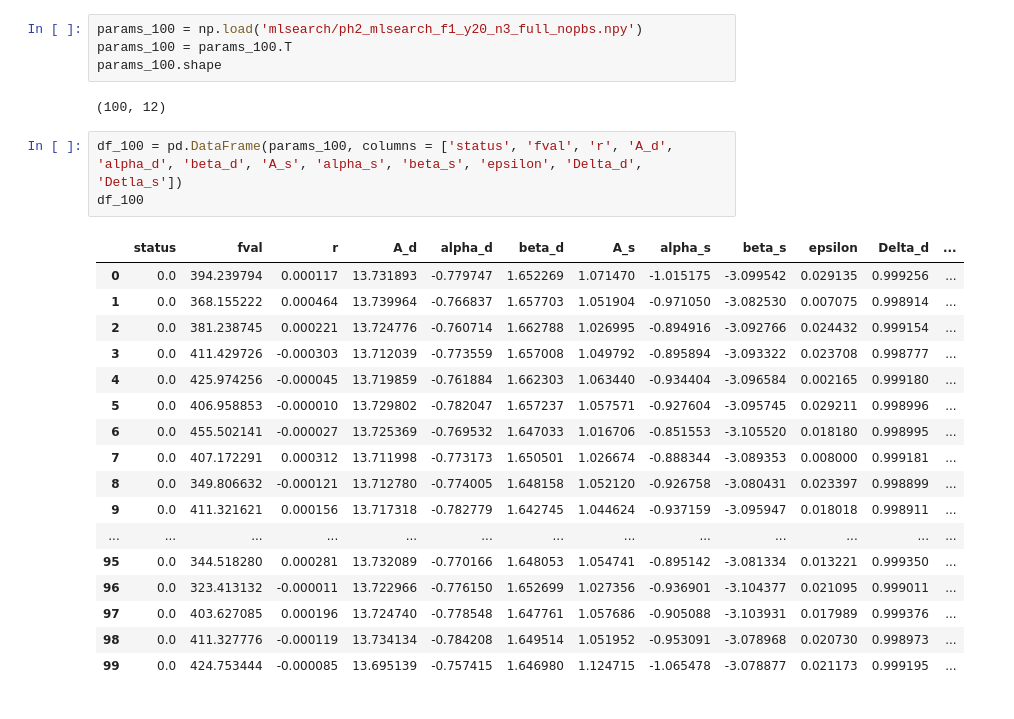
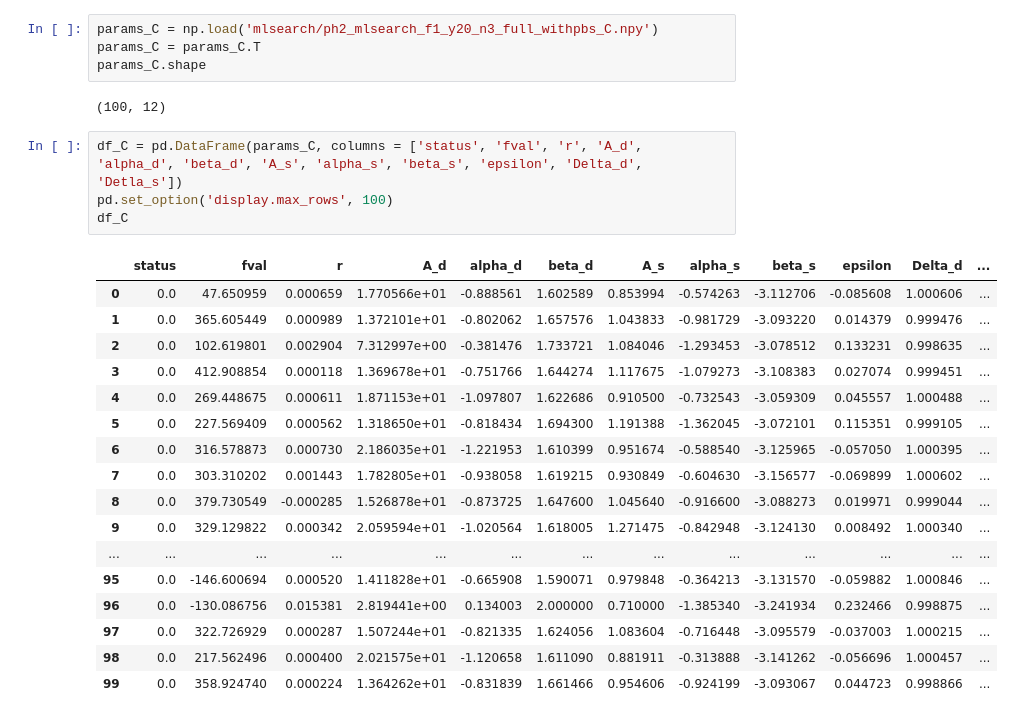
Before and after one commit to veronica-hoffman/s4bb, a Jupyter notebook: compare_params.ipynb, the cells around one changed output. Drawn from its saved outputs; the diff is of its cells as text.

```diff
--- a/compare_params.ipynb
+++ b/compare_params.ipynb
@@ -71,27 +92,28 @@ summary
 # %%
-params_100 = np.load('mlsearch/ph2_mlsearch_f1_y20_n3_full_nopbs.npy')
-params_100 = params_100.T
-params_100.shape
+params_C = np.load('mlsearch/ph2_mlsearch_f1_y20_n3_full_withpbs_C.npy')
+params_C = params_C.T
+params_C.shape
 # %% [output]
 (100, 12)
 # %%
-df_100 = pd.DataFrame(params_100, columns = ['status', 'fval', 'r', 'A_d', 'alpha_d', 'beta_d', 'A_s', 'alpha_s', 'beta_s', 'epsilon', 'Delta_d', 'Detla_s'])
-df_100
+df_C = pd.DataFrame(params_C, columns = ['status', 'fval', 'r', 'A_d', 'alpha_d', 'beta_d', 'A_s', 'alpha_s', 'beta_s', 'epsilon', 'Delta_d', 'Detla_s'])
+pd.set_option('display.max_rows', 100)
+df_C
 # %% [output]
 |  | status | fval | r | A_d | alpha_d | beta_d | A_s | alpha_s | beta_s | epsilon | Delta_d | ... |
-| 0 | 0.0 | 394.239794 | 0.000117 | 13.731893 | -0.779747 | 1.652269 | 1.071470 | -1.015175 | -3.099542 | 0.029135 | 0.999256 | ... |
-| 1 | 0.0 | 368.155222 | 0.000464 | 13.739964 | -0.766837 | 1.657703 | 1.051904 | -0.971050 | -3.082530 | 0.007075 | 0.998914 | ... |
-| 2 | 0.0 | 381.238745 | 0.000221 | 13.724776 | -0.760714 | 1.662788 | 1.026995 | -0.894916 | -3.092766 | 0.024432 | 0.999154 | ... |
-| 3 | 0.0 | 411.429726 | -0.000303 | 13.712039 | -0.773559 | 1.657008 | 1.049792 | -0.895894 | -3.093322 | 0.023708 | 0.998777 | ... |
-| 4 | 0.0 | 425.974256 | -0.000045 | 13.719859 | -0.761884 | 1.662303 | 1.063440 | -0.934404 | -3.096584 | 0.002165 | 0.999180 | ... |
-| 5 | 0.0 | 406.958853 | -0.000010 | 13.729802 | -0.782047 | 1.657237 | 1.057571 | -0.927604 | -3.095745 | 0.029211 | 0.998996 | ... |
-| 6 | 0.0 | 455.502141 | -0.000027 | 13.725369 | -0.769532 | 1.647033 | 1.016706 | -0.851553 | -3.105520 | 0.018180 | 0.998995 | ... |
-| 7 | 0.0 | 407.172291 | 0.000312 | 13.711998 | -0.773173 | 1.650501 | 1.026674 | -0.888344 | -3.089353 | 0.008000 | 0.999181 | ... |
-| 8 | 0.0 | 349.806632 | -0.000121 | 13.712780 | -0.774005 | 1.648158 | 1.052120 | -0.926758 | -3.080431 | 0.023397 | 0.998899 | ... |
-| 9 | 0.0 | 411.321621 | 0.000156 | 13.717318 | -0.782779 | 1.642745 | 1.044624 | -0.937159 | -3.095947 | 0.018018 | 0.998911 | ... |
+| 0 | 0.0 | 47.650959 | 0.000659 | 1.770566e+01 | -0.888561 | 1.602589 | 0.853994 | -0.574263 | -3.112706 | -0.085608 | 1.000606 | ... |
+| 1 | 0.0 | 365.605449 | 0.000989 | 1.372101e+01 | -0.802062 | 1.657576 | 1.043833 | -0.981729 | -3.093220 | 0.014379 | 0.999476 | ... |
+| 2 | 0.0 | 102.619801 | 0.002904 | 7.312997e+00 | -0.381476 | 1.733721 | 1.084046 | -1.293453 | -3.078512 | 0.133231 | 0.998635 | ... |
+| 3 | 0.0 | 412.908854 | 0.000118 | 1.369678e+01 | -0.751766 | 1.644274 | 1.117675 | -1.079273 | -3.108383 | 0.027074 | 0.999451 | ... |
+| 4 | 0.0 | 269.448675 | 0.000611 | 1.871153e+01 | -1.097807 | 1.622686 | 0.910500 | -0.732543 | -3.059309 | 0.045557 | 1.000488 | ... |
+| 5 | 0.0 | 227.569409 | 0.000562 | 1.318650e+01 | -0.818434 | 1.694300 | 1.191388 | -1.362045 | -3.072101 | 0.115351 | 0.999105 | ... |
+| 6 | 0.0 | 316.578873 | 0.000730 | 2.186035e+01 | -1.221953 | 1.610399 | 0.951674 | -0.588540 | -3.125965 | -0.057050 | 1.000395 | ... |
+| 7 | 0.0 | 303.310202 | 0.001443 | 1.782805e+01 | -0.938058 | 1.619215 | 0.930849 | -0.604630 | -3.156577 | -0.069899 | 1.000602 | ... |
+| 8 | 0.0 | 379.730549 | -0.000285 | 1.526878e+01 | -0.873725 | 1.647600 | 1.045640 | -0.916600 | -3.088273 | 0.019971 | 0.999044 | ... |
+| 9 | 0.0 | 329.129822 | 0.000342 | 2.059594e+01 | -1.020564 | 1.618005 | 1.271475 | -0.842948 | -3.124130 | 0.008492 | 1.000340 | ... |
 | ... | ... | ... | ... | ... | ... | ... | ... | ... | ... | ... | ... | ... |
-| 95 | 0.0 | 344.518280 | 0.000281 | 13.732089 | -0.770166 | 1.648053 | 1.054741 | -0.895142 | -3.081334 | 0.013221 | 0.999350 | ... |
-| 96 | 0.0 | 323.413132 | -0.000011 | 13.722966 | -0.776150 | 1.652699 | 1.027356 | -0.936901 | -3.104377 | 0.021095 | 0.999011 | ... |
-| 97 | 0.0 | 403.627085 | 0.000196 | 13.724740 | -0.778548 | 1.647761 | 1.057686 | -0.905088 | -3.103931 | 0.017989 | 0.999376 | ... |
-| 98 | 0.0 | 411.327776 | -0.000119 | 13.734134 | -0.784208 | 1.649514 | 1.051952 | -0.953091 | -3.078968 | 0.020730 | 0.998973 | ... |
-| 99 | 0.0 | 424.753444 | -0.000085 | 13.695139 | -0.757415 | 1.646980 | 1.124715 | -1.065478 | -3.078877 | 0.021173 | 0.999195 | ... |
+| 95 | 0.0 | -146.600694 | 0.000520 | 1.411828e+01 | -0.665908 | 1.590071 | 0.979848 | -0.364213 | -3.131570 | -0.059882 | 1.000846 | ... |
+| 96 | 0.0 | -130.086756 | 0.015381 | 2.819441e+00 | 0.134003 | 2.000000 | 0.710000 | -1.385340 | -3.241934 | 0.232466 | 0.998875 | ... |
+| 97 | 0.0 | 322.726929 | 0.000287 | 1.507244e+01 | -0.821335 | 1.624056 | 1.083604 | -0.716448 | -3.095579 | -0.037003 | 1.000215 | ... |
+| 98 | 0.0 | 217.562496 | 0.000400 | 2.021575e+01 | -1.120658 | 1.611090 | 0.881911 | -0.313888 | -3.141262 | -0.056696 | 1.000457 | ... |
+| 99 | 0.0 | 358.924740 | 0.000224 | 1.364262e+01 | -0.831839 | 1.661466 | 0.954606 | -0.924199 | -3.093067 | 0.044723 | 0.998866 | ... |
```
Also changed, not shown: parts of 20 cells of this notebook, 8 other files.
